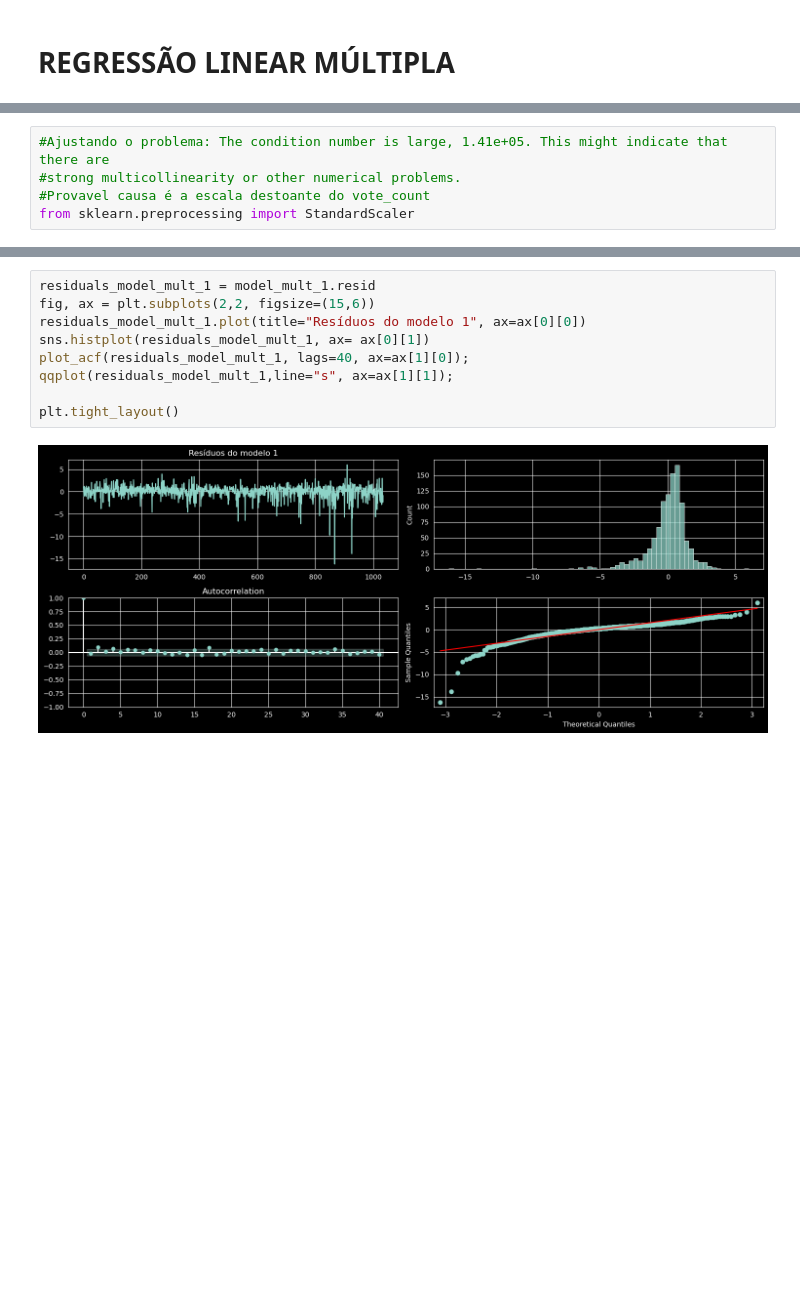
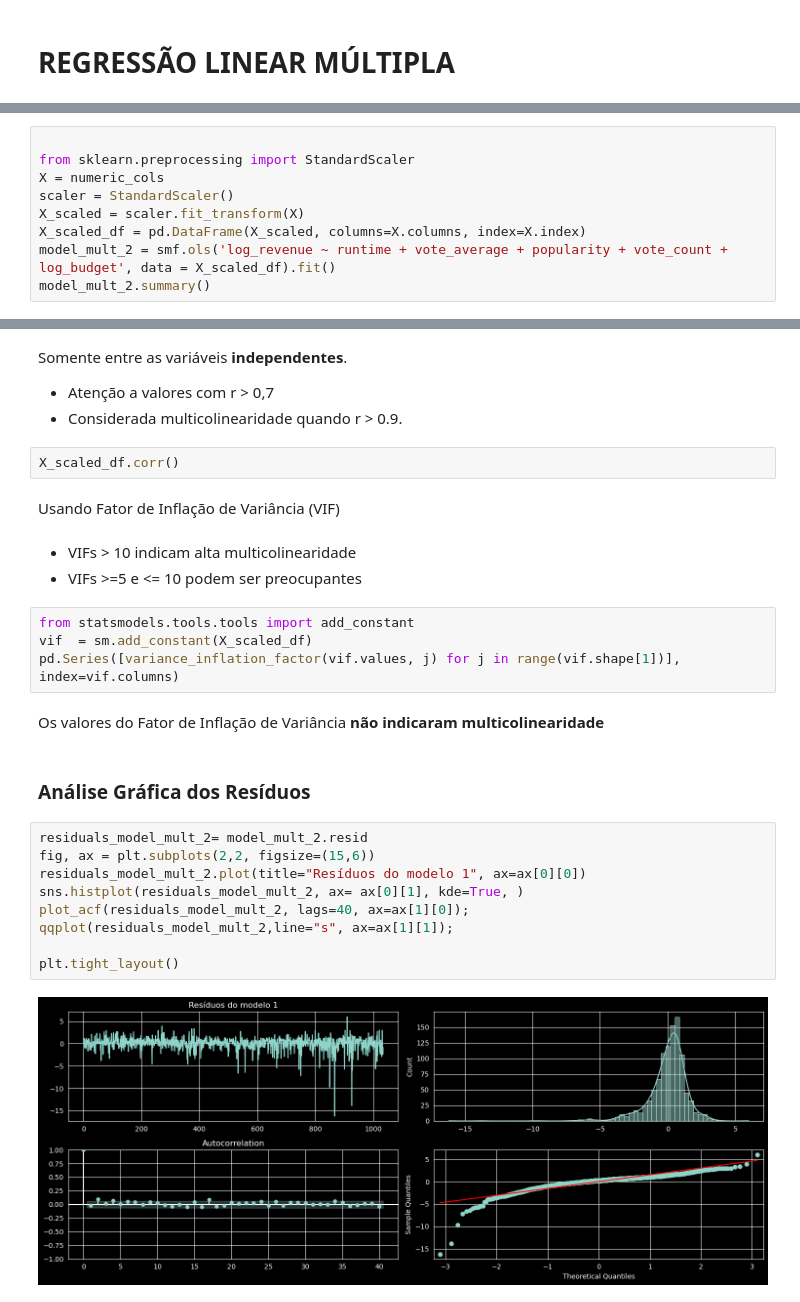
Before and after one commit to LucasPeil/movies_analysis, a Jupyter notebook: movies_analysis.ipynb, the cells around one changed output, grey strips where cells are left out. Saved outputs shown, nothing was run; the diff lists cells and outputs as text; blank space fills up the shorter version.

Commit message:
Finalizando a análise

```diff
--- a/movies_analysis.ipynb
+++ b/movies_analysis.ipynb
@@ -400,5 +401,9 @@ strong multicollinearity or other numerical problems.
 # %%
-#Ajustando o problema: The condition number is large, 1.41e+05. This might indicate that there are
-#strong multicollinearity or other numerical problems.
-#Provavel causa é a escala destoante do vote_count
+
 from sklearn.preprocessing import StandardScaler
+X = numeric_cols
+scaler = StandardScaler()
+X_scaled = scaler.fit_transform(X)
+X_scaled_df = pd.DataFrame(X_scaled, columns=X.columns, index=X.index)
+model_mult_2 = smf.ols('log_revenue ~ runtime + vote_average + popularity + vote_count + log_budget', data = X_scaled_df).fit()
+model_mult_2.summary()
@@ -405,11 +438,30 @@ from sklearn.preprocessing import StandardScaler
+# %% [markdown]
+Somente entre as variáveis **independentes**.
+- Atenção a valores com r > 0,7
+- Considerada multicolinearidade quando r > 0.9.
+# %%
+X_scaled_df.corr()
+# %% [markdown]
+Usando Fator de Inflação de Variância (VIF)
+# %% [markdown]
+- VIFs > 10 indicam alta multicolinearidade
+- VIFs >=5 e <= 10 podem ser preocupantes
+# %%
+from statsmodels.tools.tools import add_constant
+vif  = sm.add_constant(X_scaled_df)
+pd.Series([variance_inflation_factor(vif.values, j) for j in range(vif.shape[1])], index=vif.columns)
+# %% [markdown]
+Os valores do Fator de Inflação de Variância **não indicaram multicolinearidade**
+# %% [markdown]
+### Análise Gráfica dos Resíduos
 # %%
-residuals_model_mult_1 = model_mult_1.resid
+residuals_model_mult_2= model_mult_2.resid
 fig, ax = plt.subplots(2,2, figsize=(15,6))
-residuals_model_mult_1.plot(title="Resíduos do modelo 1", ax=ax[0][0])
-sns.histplot(residuals_model_mult_1, ax= ax[0][1])
-plot_acf(residuals_model_mult_1, lags=40, ax=ax[1][0]);
-qqplot(residuals_model_mult_1,line="s", ax=ax[1][1]);
+residuals_model_mult_2.plot(title="Resíduos do modelo 1", ax=ax[0][0])
+sns.histplot(residuals_model_mult_2, ax= ax[0][1], kde=True, )
+plot_acf(residuals_model_mult_2, lags=40, ax=ax[1][0]);
+qqplot(residuals_model_mult_2,line="s", ax=ax[1][1]);
 
 plt.tight_layout()
 # %% [output]
-[figure, old version]
+[figure, new version]
```
Also changed, not shown: parts of 25 cells of this notebook.
